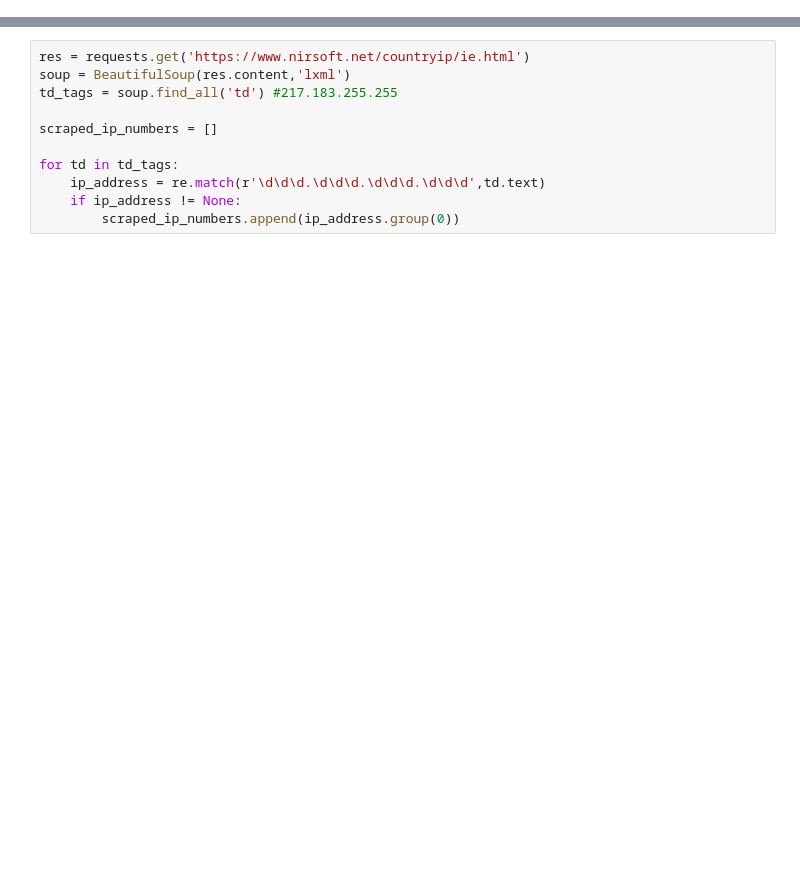
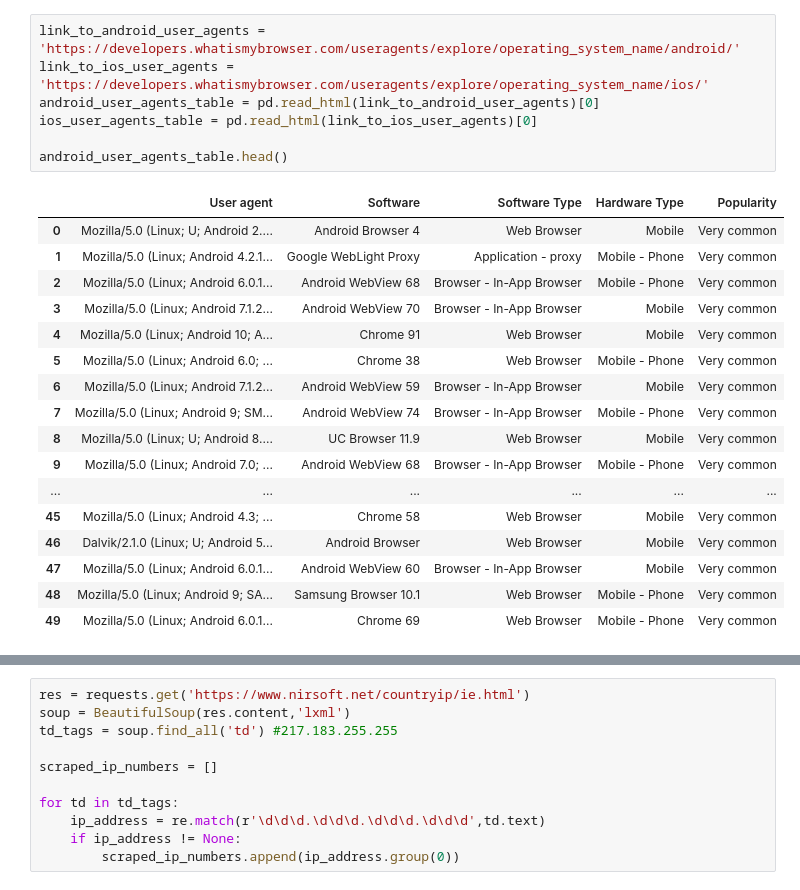
Before and after one commit to fingers53/AibScammers, a Jupyter notebook: aib_scammers.ipynb, the cells around one changed output, grey strips where cells are left out. Drawn from its saved outputs; the diff is of its cells as text; blank space fills up the shorter version.

```diff
--- a/aib_scammers.ipynb
+++ b/aib_scammers.ipynb
@@ -31,0 +14,25 @@ user_agents = [
+# %%
+link_to_android_user_agents = 'https://developers.whatismybrowser.com/useragents/explore/operating_system_name/android/'
+link_to_ios_user_agents = 'https://developers.whatismybrowser.com/useragents/explore/operating_system_name/ios/'
+android_user_agents_table = pd.read_html(link_to_android_user_agents)[0]
+ios_user_agents_table = pd.read_html(link_to_ios_user_agents)[0]
+
+android_user_agents_table.head()
+# %% [output]
+|  | User agent | Software | Software Type | Hardware Type | Popularity |
+| 0 | Mozilla/5.0 (Linux; U; Android 2.... | Android Browser 4 | Web Browser | Mobile | Very common |
+| 1 | Mozilla/5.0 (Linux; Android 4.2.1... | Google WebLight Proxy | Application - proxy | Mobile - Phone | Very common |
+| 2 | Mozilla/5.0 (Linux; Android 6.0.1... | Android WebView 68 | Browser - In-App Browser | Mobile - Phone | Very common |
+| 3 | Mozilla/5.0 (Linux; Android 7.1.2... | Android WebView 70 | Browser - In-App Browser | Mobile | Very common |
+| 4 | Mozilla/5.0 (Linux; Android 10; A... | Chrome 91 | Web Browser | Mobile | Very common |
+| 5 | Mozilla/5.0 (Linux; Android 6.0; ... | Chrome 38 | Web Browser | Mobile - Phone | Very common |
+| 6 | Mozilla/5.0 (Linux; Android 7.1.2... | Android WebView 59 | Browser - In-App Browser | Mobile | Very common |
+| 7 | Mozilla/5.0 (Linux; Android 9; SM... | Android WebView 74 | Browser - In-App Browser | Mobile - Phone | Very common |
+| 8 | Mozilla/5.0 (Linux; U; Android 8.... | UC Browser 11.9 | Web Browser | Mobile | Very common |
+| 9 | Mozilla/5.0 (Linux; Android 7.0; ... | Android WebView 68 | Browser - In-App Browser | Mobile - Phone | Very common |
+| ... | ... | ... | ... | ... | ... |
+| 45 | Mozilla/5.0 (Linux; Android 4.3; ... | Chrome 58 | Web Browser | Mobile | Very common |
+| 46 | Dalvik/2.1.0 (Linux; U; Android 5... | Android Browser | Web Browser | Mobile | Very common |
+| 47 | Mozilla/5.0 (Linux; Android 6.0.1... | Android WebView 60 | Browser - In-App Browser | Mobile | Very common |
+| 48 | Mozilla/5.0 (Linux; Android 9; SA... | Samsung Browser 10.1 | Web Browser | Mobile - Phone | Very common |
+| 49 | Mozilla/5.0 (Linux; Android 6.0.1... | Chrome 69 | Web Browser | Mobile - Phone | Very common |
```
Also changed, not shown: parts of 15 cells of this notebook.
